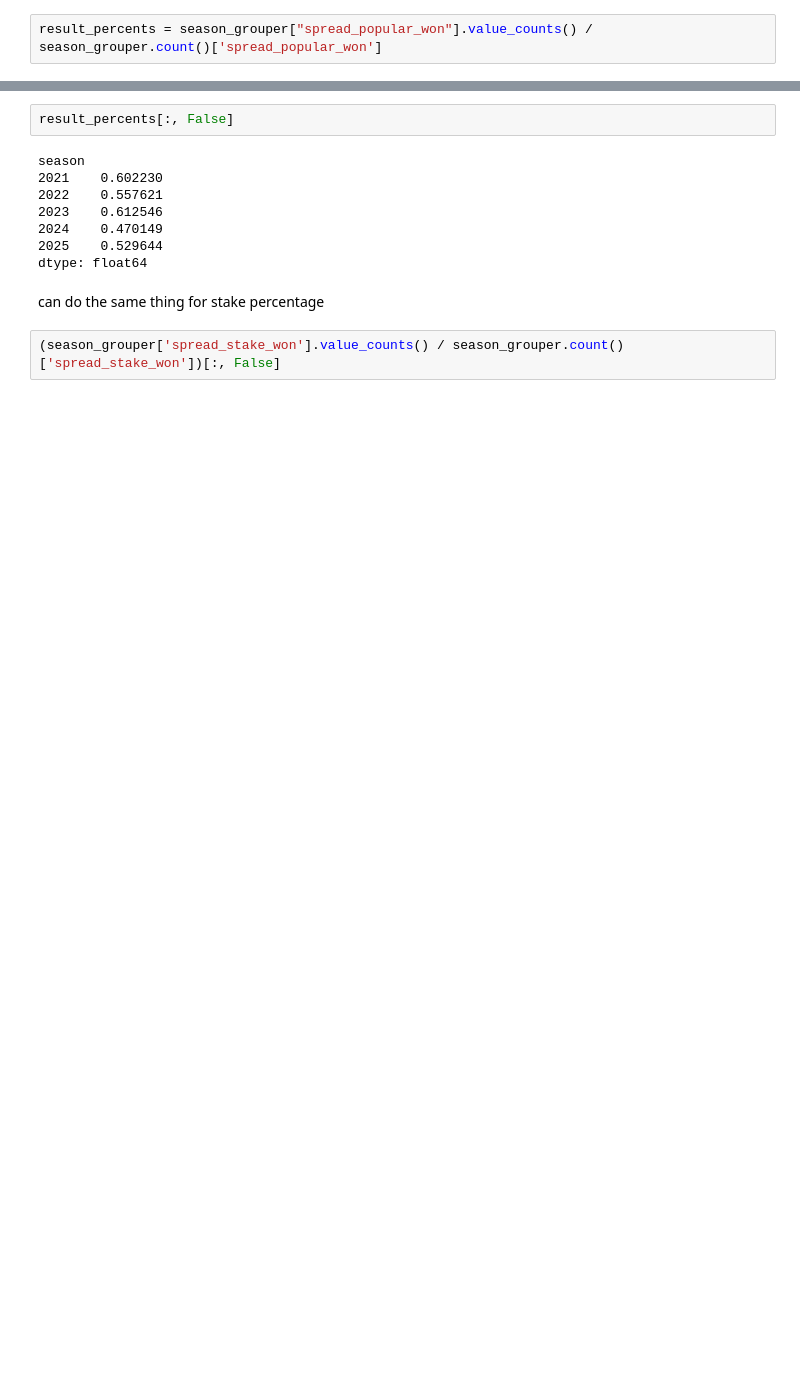
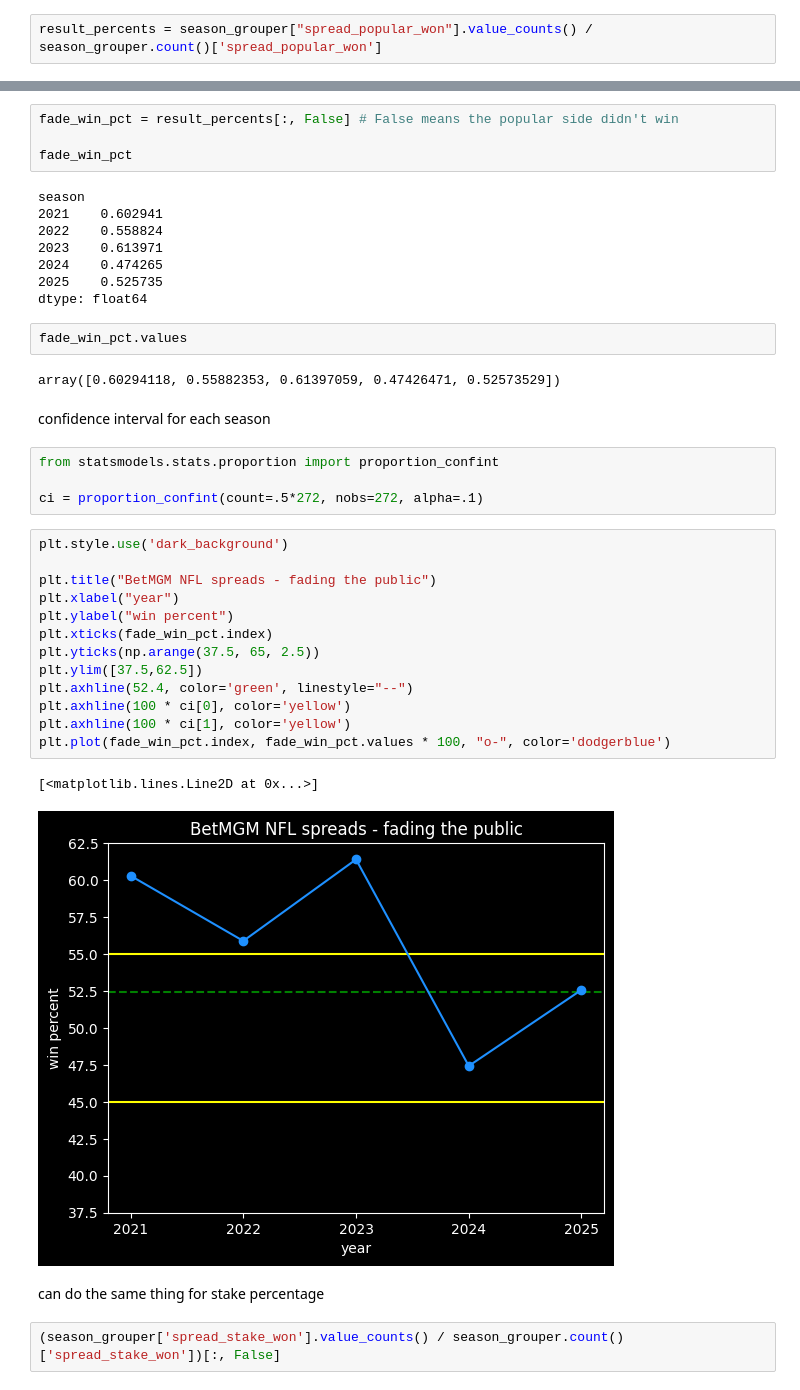
Before and after one commit to csdurfee/scrape_yahoo_odds, a Jupyter notebook: explore_football.ipynb, the cells around one changed output, grey strips where cells are left out. Saved outputs shown, nothing was run; the diff lists cells and outputs as text; blank space fills up the shorter version.

```diff
--- a/explore_football.ipynb
+++ b/explore_football.ipynb
@@ -286,13 +384,41 @@ here are winning percentages by year for the less popular team (by wager percent
 # %%
-result_percents[:, False]
+fade_win_pct = result_percents[:, False] # False means the popular side didn't win
+
+fade_win_pct
 # %% [output]
 season
-2021    0.602230
-2022    0.557621
-2023    0.612546
-2024    0.470149
-2025    0.529644
+2021    0.602941
+2022    0.558824
+2023    0.613971
+2024    0.474265
+2025    0.525735
 dtype: float64
+# %%
+fade_win_pct.values
+# %% [output]
+array([0.60294118, 0.55882353, 0.61397059, 0.47426471, 0.52573529])
+# %% [markdown]
+confidence interval for each season
+# %%
+from statsmodels.stats.proportion import proportion_confint
+
+ci = proportion_confint(count=.5*272, nobs=272, alpha=.1)
+# %%
+plt.style.use('dark_background')
+
+plt.title("BetMGM NFL spreads - fading the public")
+plt.xlabel("year")
+plt.ylabel("win percent")
+plt.xticks(fade_win_pct.index)
+plt.yticks(np.arange(37.5, 65, 2.5))
+plt.ylim([37.5,62.5])
+plt.axhline(52.4, color='green', linestyle="--")
+plt.axhline(100 * ci[0], color='yellow')
+plt.axhline(100 * ci[1], color='yellow')
+plt.plot(fade_win_pct.index, fade_win_pct.values * 100, "o-", color='dodgerblue')
+# %% [output]
+[<matplotlib.lines.Line2D at 0x...>]
+[figure, added]
 # %% [markdown]
 can do the same thing for stake percentage
 # %%
```
Also changed, not shown: parts of 163 cells of this notebook.
